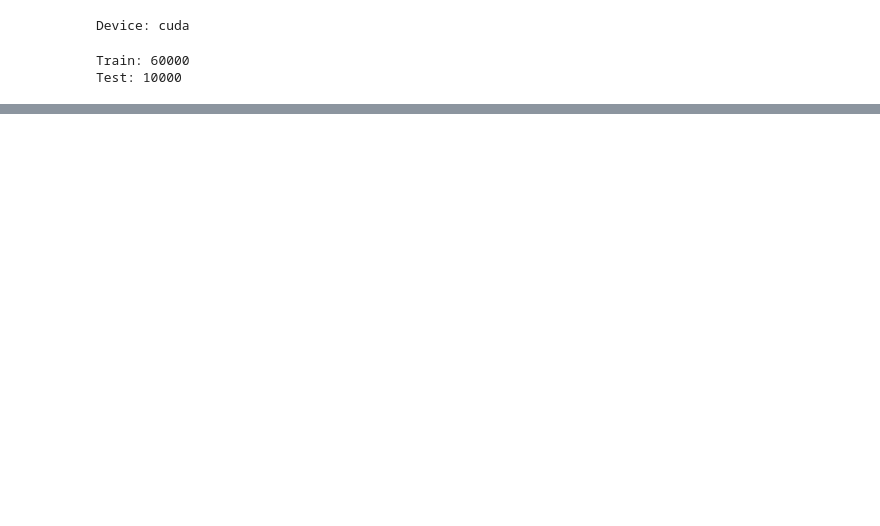
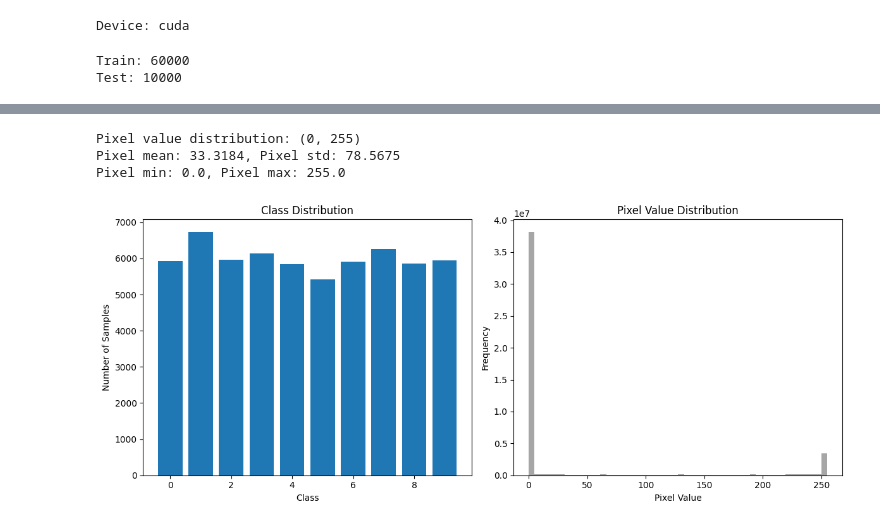
Before and after one commit to tripmbk/DL4CV, a Jupyter notebook: Preprocssing.ipynb, the cells around one changed output, grey strips where cells are left out. Drawn from its saved outputs; the diff is of its cells as text; code cells hidden in the pictures; blank space fills up the shorter version.

```diff
--- a/Preprocssing.ipynb
+++ b/Preprocssing.ipynb
@@ -29,3 +29,20 @@ print("Test:", len(test_dataset))
 # %% [output]
 Train: 60000
 Test: 10000
+# %%
+total = len(train_loader.dataset) + len(test_loader.dataset)
+print("Total:", total)
+num_classes = torch.max(train_dataset.targets).item() + 1
+print("Number of classes:", num_classes)
+image_shape = train_dataset.data[0].shape
+print("Image shape:", image_shape)
+pixel_range = (train_dataset.data.min().item(), train_dataset.data.max().item())
+print("Pixel range:", pixel_range)
+pixel_mean = train_dataset.data.float().mean().item()
+print("Pixel mean:", pixel_mean)
+pixel_std = train_dataset.data.float().std().item()
+print("Pixel std:", pixel_std)
+pixel_min = train_dataset.data.float().min().item()
+print("Pixel min:", pixel_min)
+pixel_max = train_dataset.data.float().max().item()
+print("Pixel max:", pixel_max)
@@ -31,0 +58,5 @@ Test: 10000
+# %%
+print("Class distribution:")
+for i in range(num_classes):
+    class_count = (train_dataset.targets == i).sum().item()
+    print(f"Class {i}: {class_count} samples")
@@ -31,0 +75,28 @@ Test: 10000
+# %%
+print(f"Pixel value distribution: {pixel_range}")
+print(f"Pixel mean: {pixel_mean:.4f}, Pixel std: {pixel_std:.4f}")
+print(f"Pixel min: {pixel_min}, Pixel max: {pixel_max}")
+# %% [output]
+Pixel value distribution: (0, 255)
+Pixel mean: 33.3184, Pixel std: 78.5675
+Pixel min: 0.0, Pixel max: 255.0
+# %%
+# Plot class distribution and histogram
+import numpy as np
+class_counts = [ (train_dataset.targets == i).sum().item() for i in range
+(num_classes)]
+plt.figure(figsize=(12, 5))
+plt.subplot(1, 2, 1)
+plt.bar(range(num_classes), class_counts)
+plt.title("Class Distribution")
+plt.xlabel("Class")
+plt.ylabel("Number of Samples")
+plt.subplot(1, 2, 2)
+plt.hist(train_dataset.data.numpy().flatten(), bins=50, color='gray', alpha=0.7)
+plt.title("Pixel Value Distribution")
+plt.xlabel("Pixel Value")
+plt.ylabel("Frequency")
+plt.tight_layout()
+plt.show()
+# %% [output]
+[figure, added]
```
Also changed, not shown: parts of 2 cells of this notebook.
